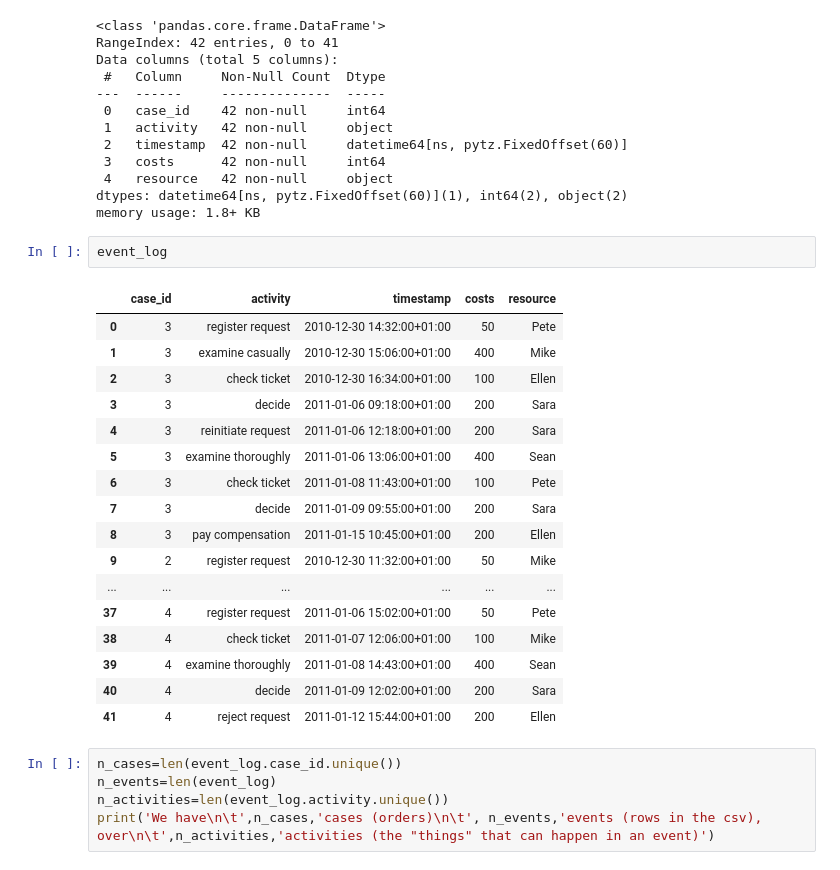
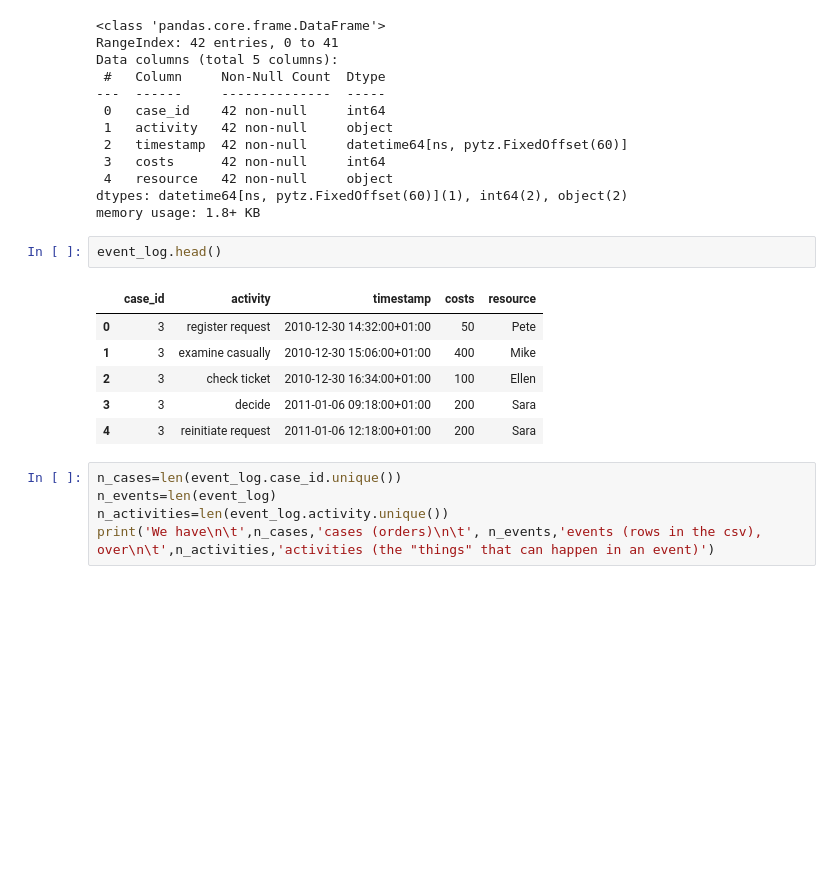
Before and after one commit to EMbeDS-education/ComputingDataAnalysisModeling20242025, a Jupyter notebook: PDAI/jupyter/jupyterNotebooks/M2PM_03pm4py.ipynb, the cells around one changed output. Drawn from its saved outputs; the diff is of its cells as text; blank space fills up the shorter version.

```diff
--- a/PDAI/jupyter/jupyterNotebooks/M2PM_03pm4py.ipynb
+++ b/PDAI/jupyter/jupyterNotebooks/M2PM_03pm4py.ipynb
@@ -122,25 +121,14 @@ Data columns (total 5 columns):
 dtypes: datetime64[ns, pytz.FixedOffset(60)](1), int64(2), object(2)
 memory usage: 1.8+ KB
 # %%
-event_log
+event_log.head()
 # %% [output]
 |  | case_id | activity | timestamp | costs | resource |
 | 0 | 3 | register request | 2010-12-30 14:32:00+01:00 | 50 | Pete |
 | 1 | 3 | examine casually | 2010-12-30 15:06:00+01:00 | 400 | Mike |
 | 2 | 3 | check ticket | 2010-12-30 16:34:00+01:00 | 100 | Ellen |
 | 3 | 3 | decide | 2011-01-06 09:18:00+01:00 | 200 | Sara |
 | 4 | 3 | reinitiate request | 2011-01-06 12:18:00+01:00 | 200 | Sara |
-| 5 | 3 | examine thoroughly | 2011-01-06 13:06:00+01:00 | 400 | Sean |
-| 6 | 3 | check ticket | 2011-01-08 11:43:00+01:00 | 100 | Pete |
-| 7 | 3 | decide | 2011-01-09 09:55:00+01:00 | 200 | Sara |
-| 8 | 3 | pay compensation | 2011-01-15 10:45:00+01:00 | 200 | Ellen |
-| 9 | 2 | register request | 2010-12-30 11:32:00+01:00 | 50 | Mike |
-| ... | ... | ... | ... | ... | ... |
-| 37 | 4 | register request | 2011-01-06 15:02:00+01:00 | 50 | Pete |
-| 38 | 4 | check ticket | 2011-01-07 12:06:00+01:00 | 100 | Mike |
-| 39 | 4 | examine thoroughly | 2011-01-08 14:43:00+01:00 | 400 | Sean |
-| 40 | 4 | decide | 2011-01-09 12:02:00+01:00 | 200 | Sara |
-| 41 | 4 | reject request | 2011-01-12 15:44:00+01:00 | 200 | Ellen |
 # %%
 n_cases=len(event_log.case_id.unique())
 n_events=len(event_log)
```
Also changed, not shown: parts of 35 cells of this notebook, 2 other files.
